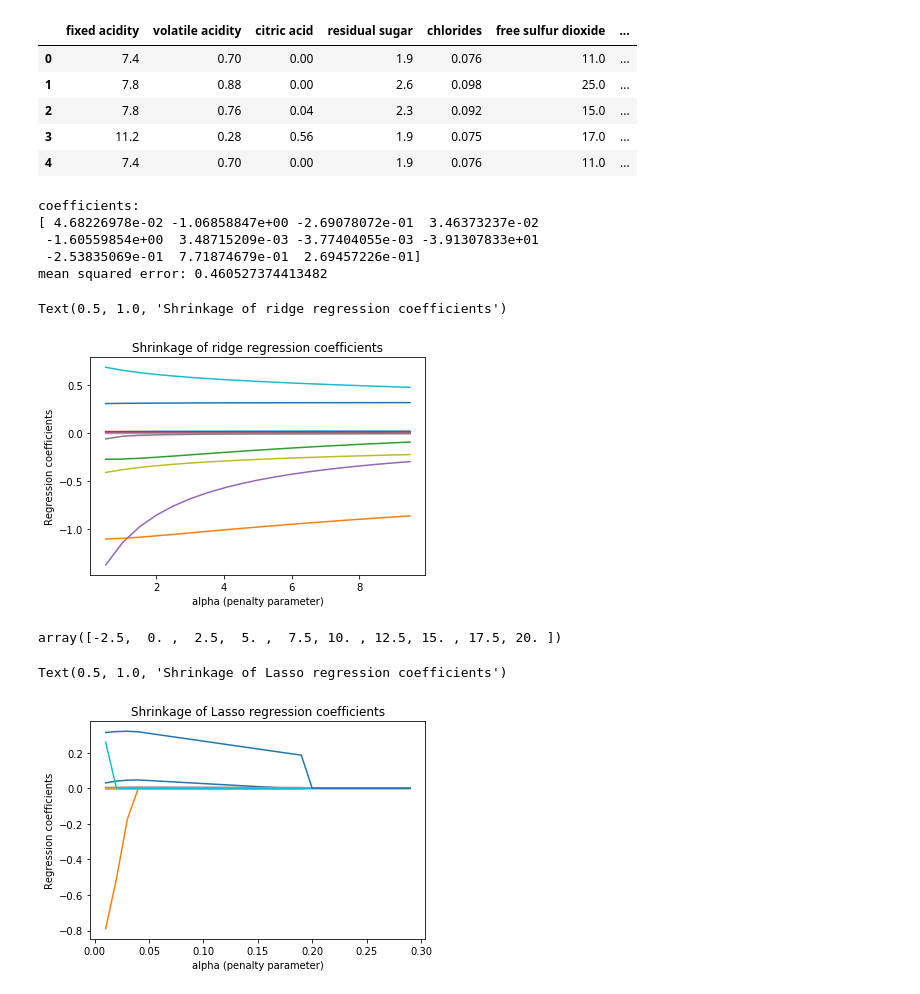
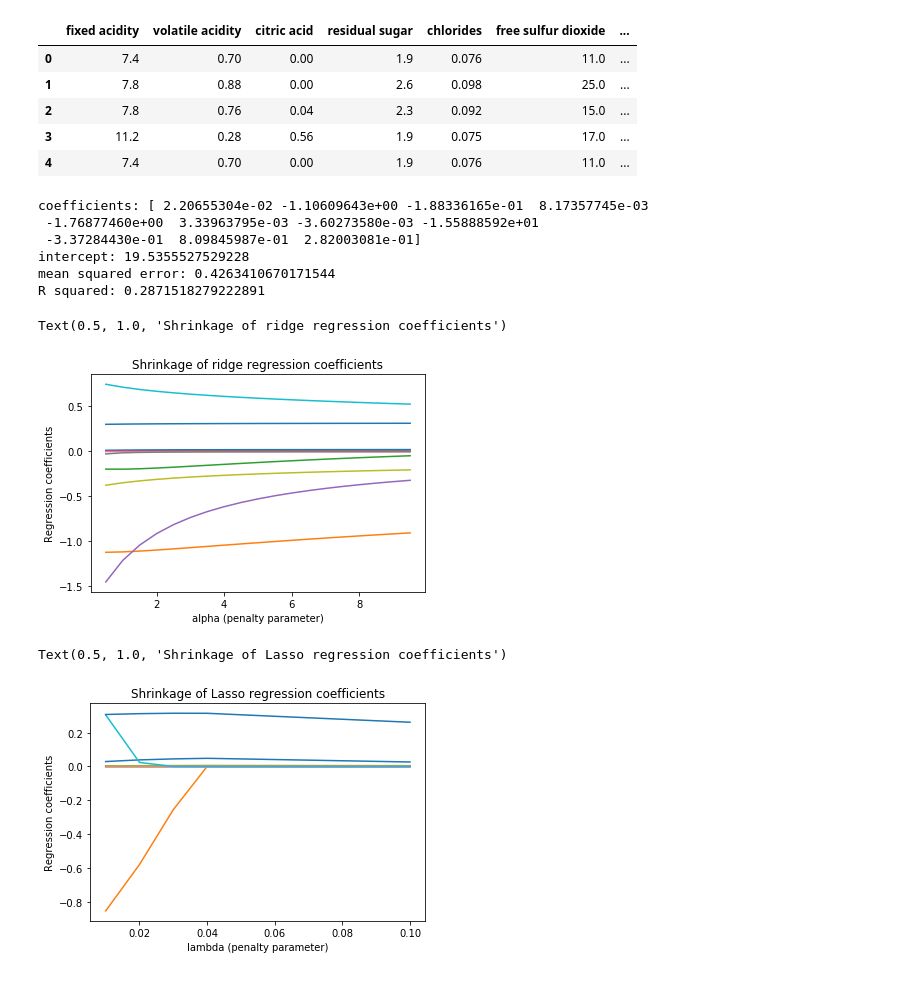
Before and after one commit to zyyjjj/CS-6241, a Jupyter notebook: Homework 1 Linear Regression.ipynb, the cells around one changed output. Cells and saved outputs as stored; diff of their text form; code cells hidden in the pictures.

```diff
--- a/Homework 1 Linear Regression.ipynb
+++ b/Homework 1 Linear Regression.ipynb
@@ -18,78 +20,67 @@ data.head()
 | 3 | 11.2 | 0.28 | 0.56 | 1.9 | 0.075 | 17.0 | ... |
 | 4 | 7.4 | 0.70 | 0.00 | 1.9 | 0.076 | 11.0 | ... |
 # %%
+from sklearn.metrics import mean_squared_error, r2_score
+
 variables = ['fixed acidity', 'volatile acidity', 'citric acid', 'residual sugar',\
              'chlorides', 'free sulfur dioxide', 'total sulfur dioxide', \
              'density', 'pH', 'sulphates', 'alcohol']
-trainsize = 1200
+trainsize = 1300
 xtrain = data[variables][0:trainsize]
-xtest = data[variables][trainsize:1597]
+xtest = data[variables][trainsize:1598]
 ytrain = data['quality'][0:trainsize]
-ytest = data['quality'][trainsize:1597]
+ytest = data['quality'][trainsize:1598]
 
 reg = linear_model.LinearRegression()
 reg.fit(xtrain, ytrain)
-print('coefficients: ')
-print(reg.coef_)
+print('coefficients: '+str(reg.coef_))
+print('intercept: '+str(reg.intercept_))
 
 # predict test set output and calculate mean squared error
 pred = reg.predict(xtest)
-print('mean squared error: '+str(sum((pred-ytest)**2)/397))
+print('mean squared error: '+str(mean_squared_error(pred, ytest)))
+print('R squared: '+str(r2_score(ytest, pred)))
 # %% [output]
-coefficients:
-[ 4.68226978e-02 -1.06858847e+00 -2.69078072e-01  3.46373237e-02
- -1.60559854e+00  3.48715209e-03 -3.77404055e-03 -3.91307833e+01
- -2.53835069e-01  7.71874679e-01  2.69457226e-01]
-mean squared error: 0.460527374413482
+coefficients: [ 2.20655304e-02 -1.10609643e+00 -1.88336165e-01  8.17357745e-03
+ -1.76877460e+00  3.33963795e-03 -3.60273580e-03 -1.55888592e+01
+ -3.37284430e-01  8.09845987e-01  2.82003081e-01]
+intercept: 19.5355527529228
+mean squared error: 0.4263410670171544
+R squared: 0.2871518279222891
 # %%
-# remember to do trace plots for both ridge and lasso to illustrate shrinkage
-# TO DO: choose regularization parameter via cross-validation
+# ridge regression
+Ridge_alphas = np.arange(0.5, 10, 0.5)
+Ridge_coeffs = np.zeros([len(Ridge_alphas),len(variables)])
 
-Ridge_alphas = np.arange(0.5, 10, 0.5)
-Ridge_coeffs = np.zeros([len(alphas),len(variables)])
-
-
-for i in range(len(alphas)):
+# record coefficients for a range of alphas
+for i in range(len(Ridge_alphas)):
     regRidge = linear_model.Ridge(alpha=Ridge_alphas[i])
     regRidge.fit(xtrain, ytrain)
     Ridge_coeffs[i] = regRidge.coef_
 
 plt.plot(Ridge_alphas,Ridge_coeffs)
-#loc,_ = plt.xticks()
-#plt.xticks(loc,alphas)
 plt.xlabel('alpha (penalty parameter)')
 plt.ylabel('Regression coefficients')
 plt.title('Shrinkage of ridge regression coefficients')
 # %% [output]
 Text(0.5, 1.0, 'Shrinkage of ridge regression coefficients')
-[figure, old version]
+[figure, new version]
-# %%
-loc
-# %% [output]
-array([-2.5,  0. ,  2.5,  5. ,  7.5, 10. , 12.5, 15. , 17.5, 20. ])
 # %%
-#regLasso = linear_model.Lasso(alpha=0.2)
-#regLasso.fit(xtrain, ytrain)
-#print('coefficients:')
-#print(regLasso.coef_)
-
-
-Lasso_alphas = np.arange(0.01, 0.3, 0.01)
+# lasso regression
+Lasso_alphas = np.arange(0.01, 0.11, 0.01)
 Lasso_coeffs = np.zeros([len(Lasso_alphas),len(variables)])
 
-
-for i in range(len(alphas)):
+# record coefficients for a range of lambdas
+for i in range(len(Lasso_alphas)):
     regLasso = linear_model.Lasso(alpha=Lasso_alphas[i])
     regLasso.fit(xtrain, ytrain)
     Lasso_coeffs[i] = regLasso.coef_
 
 
 plt.plot(Lasso_alphas,Lasso_coeffs)
-#loc,_ = plt.xticks()
-#plt.xticks(loc,alphas)
-plt.xlabel('alpha (penalty parameter)')
+plt.xlabel('lambda (penalty parameter)')
 plt.ylabel('Regression coefficients')
 plt.title('Shrinkage of Lasso regression coefficients')
 # %% [output]
 Text(0.5, 1.0, 'Shrinkage of Lasso regression coefficients')
-[figure, old version]
+[figure, new version]
```
Also changed, not shown: parts of 3 cells of this notebook.
